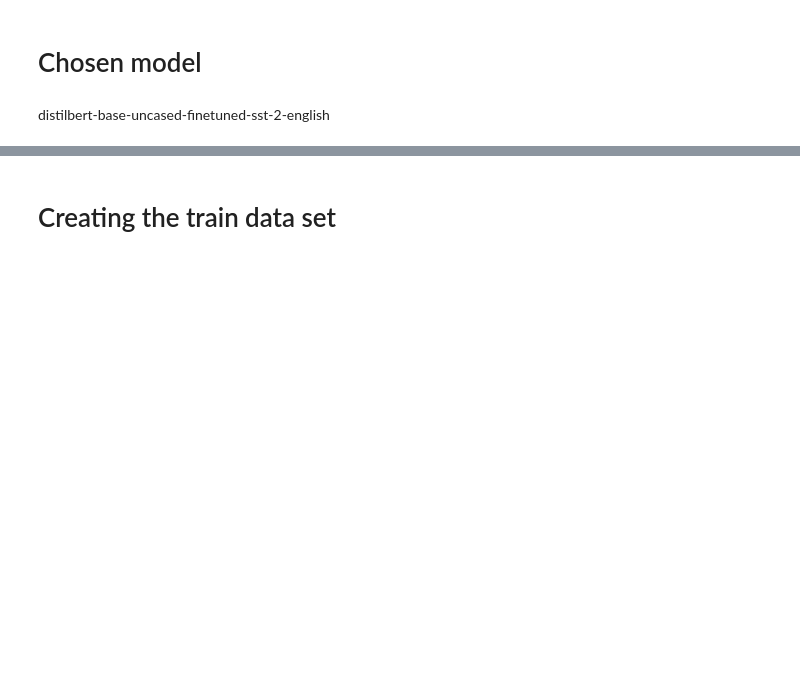
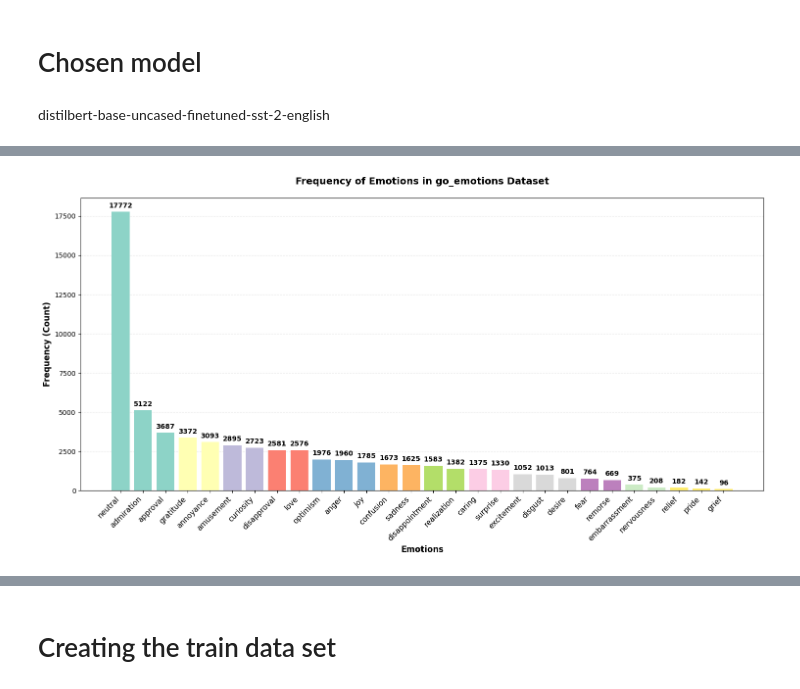
Before and after one commit to Iwaniukooo11/llm-workshop, a Jupyter notebook: basic/main.ipynb, the cells around one changed output, grey strips where cells are left out. Saved outputs shown, nothing was run; the diff lists cells and outputs as text; code cells hidden in the pictures; blank space fills up the shorter version.

```diff
--- a/basic/main.ipynb
+++ b/basic/main.ipynb
@@ -84,0 +105,92 @@ print(ds['train'][0])
+# %%
+import matplotlib.pyplot as plt
+import numpy as np
+from collections import Counter
+import seaborn as sns
+
+plt.style.use('default')
+sns.set_palette("husl")
+
+def plot_emotion_frequencies(ds, splits=['train', 'validation', 'test'], figsize=(12, 6)):
+    print(f"Available splits: {list(ds.keys())}")
+
+    first_split = list(ds.keys())[0]
+    if 'labels' in ds[first_split].features:
+        labels_feature = ds[first_split].features['labels']
+        if hasattr(labels_feature, 'feature') and hasattr(labels_feature.feature, 'names'):
+            emotion_names = labels_feature.feature.names
+        elif hasattr(labels_feature, 'names'):
+            emotion_names = labels_feature.names
+        else:
+            for i in range(min(5, len(ds[first_split]))):
+                print(f"Example {i}: {ds[first_split][i]['labels']}")
+            return None, None, None
+    else:
+        print("No 'labels' feature found!")
+        return None, None, None
+
+
+    emotion_counts = Counter()
+
+    for split_name in splits:
+        if split_name in ds:
+            split_data = ds[split_name]
+            for i in range(min(3, len(split_data))):
+                labels = split_data[i]['labels']
+                if isinstance(labels, list):
+                    active_emotions = [emotion_names[idx] for idx in labels if 0 <= idx < len(emotion_names)]
+
+            for sample_idx, labels in enumerate(split_data['labels']):
+                if isinstance(labels, list):
+                    for emotion_idx in labels:
+                        if 0 <= emotion_idx < len(emotion_names):
+                            emotion_counts[emotion_names[emotion_idx]] += 1
+                        elif sample_idx < 5:
+                            print(f"Warning: Invalid emotion index {emotion_idx} in sample {sample_idx}")
+                elif sample_idx < 5:
+                    print(f"Warning: Unexpected label format in sample {sample_idx}: {labels}")
+
+            print(f"Emotions found in {split_name}: {len([k for k, v in emotion_counts.items() if v > 0])} unique emotions")
+
+    if not emotion_counts:
+        print("No emotions found! Check your dataset structure.")
+        return None, None, None
+
+    sorted_emotions = sorted(emotion_counts.items(), key=lambda x: x[1], reverse=True)
+    emotions, counts = zip(*sorted_emotions)
+    figsize = (15, 8)
+
+    fig, ax = plt.subplots(figsize=figsize)
+
+    colors = plt.cm.Set3(np.linspace(0, 1, len(emotions)))
+    bars = ax.bar(range(len(emotions)), counts, color=colors)
+
+    ax.set_xlabel('Emotions', fontsize=12, fontweight='bold')
+    ax.set_ylabel('Frequency (Count)', fontsize=12, fontweight='bold')
+    ax.set_title('Frequency of Emotions in go_emotions Dataset', fontsize=14, fontweight='bold', pad=20)
+
+    ax.set_xticks(range(len(emotions)))
+    ax.set_xticklabels(emotions, rotation=45, ha='right', fontsize=11)
+
+    for i, (bar, count) in enumerate(zip(bars, counts)):
+        ax.text(bar.get_x() + bar.get_width()/2, bar.get_height() + max(counts)*0.01,
+                str(count), ha='center', va='bottom', fontsize=10, fontweight='bold')
+
+    ax.grid(axis='y', alpha=0.3, linestyle='--')
+    ax.set_axisbelow(True)
+    plt.tight_layout()
+    total_samples = sum(counts)
+    print(f"Total emotion instances: {total_samples}")
+    print(f"Number of unique emotions: {len(emotions)}")
+    print(f"Most frequent emotion: {emotions[0]} ({counts[0]} instances)")
+    print(f"Least frequent emotion: {emotions[-1]} ({counts[-1]} instances)")
+
+    print(f"\nAll emotion counts:")
+    for emotion, count in sorted_emotions:
+        print(f"  {emotion}: {count}")
+
+    return fig, ax, dict(sorted_emotions)
+
+fig, ax, emotion_dict = plot_emotion_frequencies(ds)
+plt.show()
+# %% [output]
@@ -84,0 +214 @@ print(ds['train'][0])
+[figure, added]
```
Also changed, not shown: parts of 45 cells of this notebook, 1 other file.
